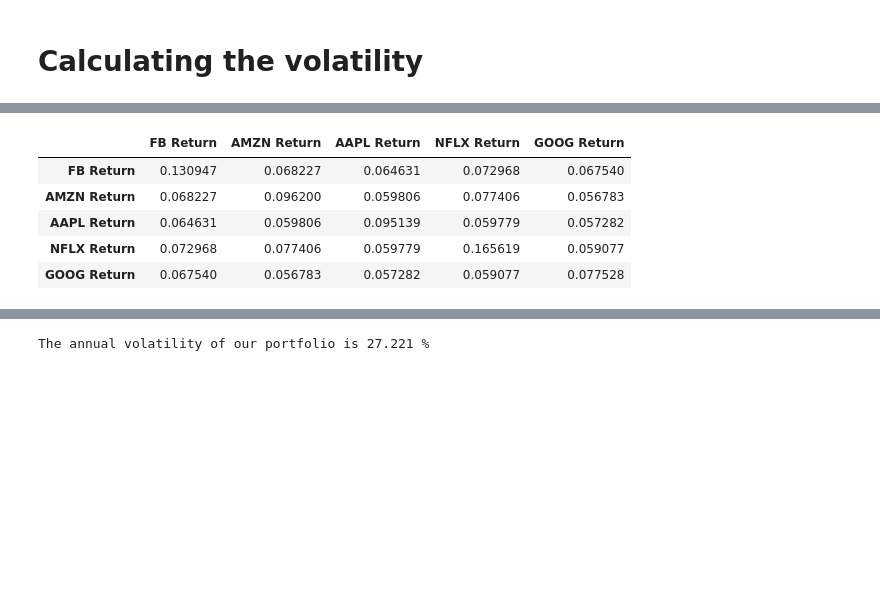
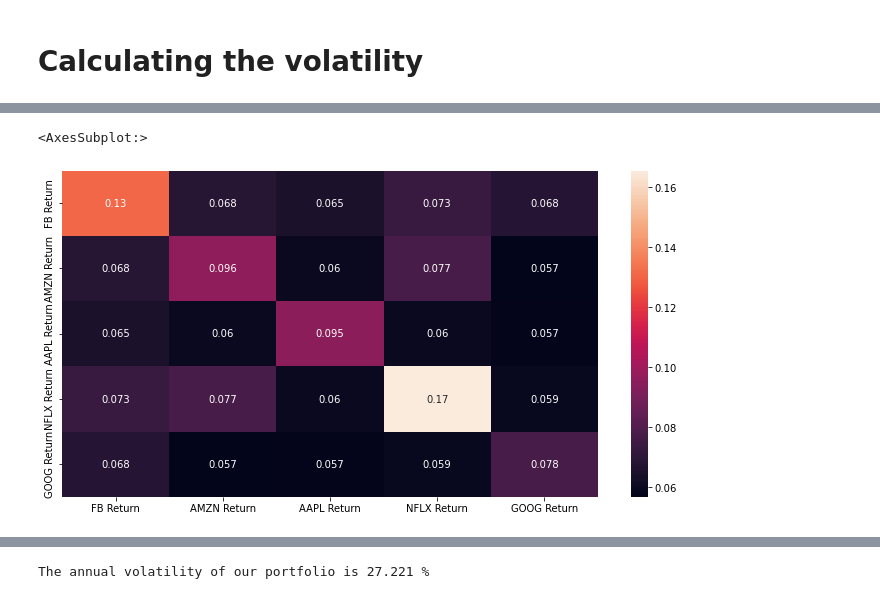
Before and after one commit to JoshuaOD/Projects, a Jupyter notebook: FAANG/Predict Stocks using Monte Carlo Simulation.ipynb, the cells around one changed output, grey strips where cells are left out. Drawn from its saved outputs; the diff is of its cells as text; code cells hidden in the pictures; blank space fills up the shorter version.

```diff
--- a/FAANG/Predict Stocks using Monte Carlo Simulation.ipynb
+++ b/FAANG/Predict Stocks using Monte Carlo Simulation.ipynb
@@ -220,11 +232,11 @@ dtype: float64 %
 # %%
-cov_matrix = daily_returns.cov() * 250 #Annual Covariance matrix of the stock in our portfolio
+#Annual Covariance matrix of the stock in our portfolio
+cov_matrix = daily_returns.cov() * 250
 cov_matrix
+
+plt.figure(figsize=(12,6))
+sns.heatmap(cov_matrix, annot=True)
 # %% [output]
-|  | FB Return | AMZN Return | AAPL Return | NFLX Return | GOOG Return |
-| FB Return | 0.130947 | 0.068227 | 0.064631 | 0.072968 | 0.067540 |
-| AMZN Return | 0.068227 | 0.096200 | 0.059806 | 0.077406 | 0.056783 |
-| AAPL Return | 0.064631 | 0.059806 | 0.095139 | 0.059779 | 0.057282 |
-| NFLX Return | 0.072968 | 0.077406 | 0.059779 | 0.165619 | 0.059077 |
-| GOOG Return | 0.067540 | 0.056783 | 0.057282 | 0.059077 | 0.077528 |
+<AxesSubplot:>
+[figure, added]
 # %%
```
Also changed, not shown: parts of 21 cells of this notebook.
